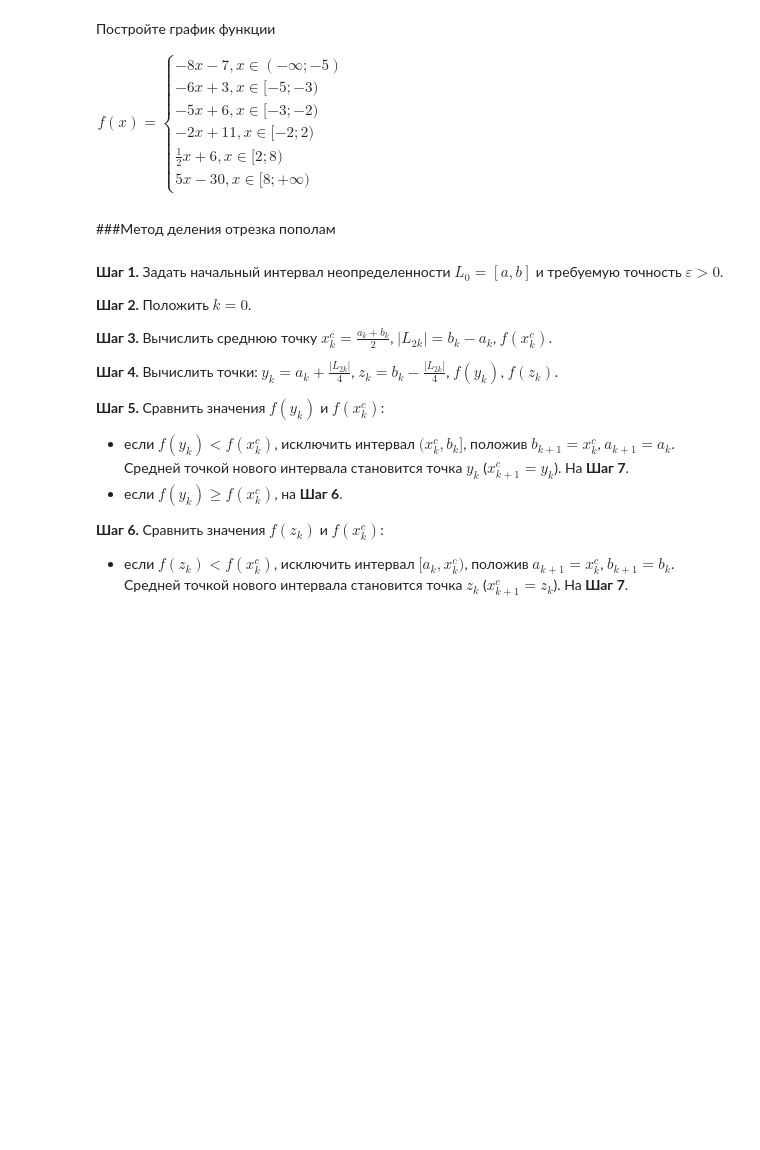
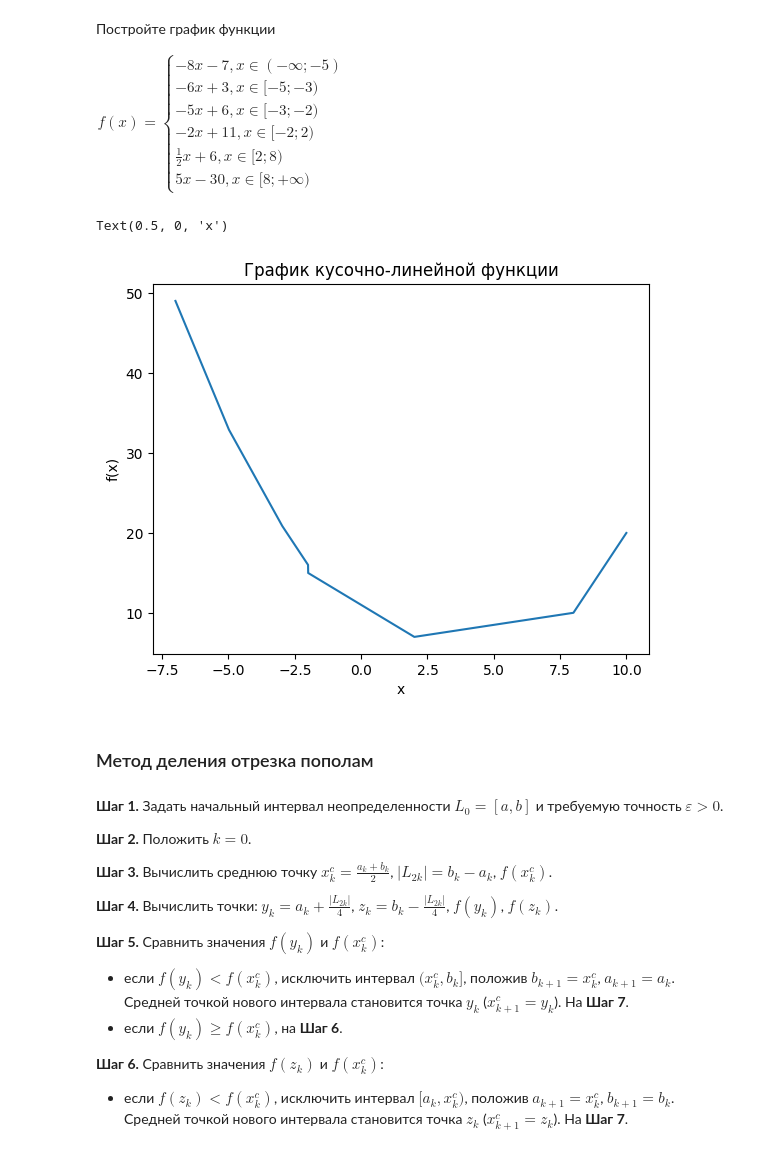
Before and after one commit to dyingsleeper/Optimization_methods, a Jupyter notebook: labs/lab1.ipynb, the cells around one changed output. Saved outputs shown, nothing was run; the diff lists cells and outputs as text; code cells hidden in the pictures; blank space fills up the shorter version.

```diff
--- a/labs/lab1.ipynb
+++ b/labs/lab1.ipynb
@@ -93,0 +114,8 @@ Text(0.5, 0, 'x')
+# %%
+a, b = 0, 100
+N = 100
+V = list()
+for i in range(N):
+    x = a + i*(b-a)/(N+1)
+    V.append([50*x**2 - 0.5*x**3,x])
+print(max(V))
@@ -114,5 +142,29 @@ $
+# %%
+import matplotlib.pyplot as plt
+import numpy as np
+
+def f(x):
+    if x < -5: return -8*x - 7
+    if -5 <= x < -3: return -6*x + 3
+    if -3 <= x < -2: return -5*x + 6
+    if -2 <= x < 2: return -2*x + 11
+    if 2 <= x < 8: return 0.5*x + 6
+    if 8 <= x: return 5*x - 30
+
+x = np.arange(-7,10,0.001)
+y = list()
+for i in x:
+    y.append(f(i))
+fig = plt.figure()
+plt.plot(x, y)
+plt.title('График кусочно-линейной функции')
+plt.ylabel('f(x)')
+plt.xlabel('x')
+# %% [output]
+Text(0.5, 0, 'x')
+[figure, added]
 # %% [markdown]
-###Метод деления отрезка пополам
+### Метод деления отрезка пополам
 # %% [markdown]
 **Шаг 1.** Задать начальный интервал неопределенности $L_0=[a,b]$ и требуемую точность $\varepsilon>0$.
 
```
Also changed, not shown: parts of 30 cells of this notebook, 1 other file.
